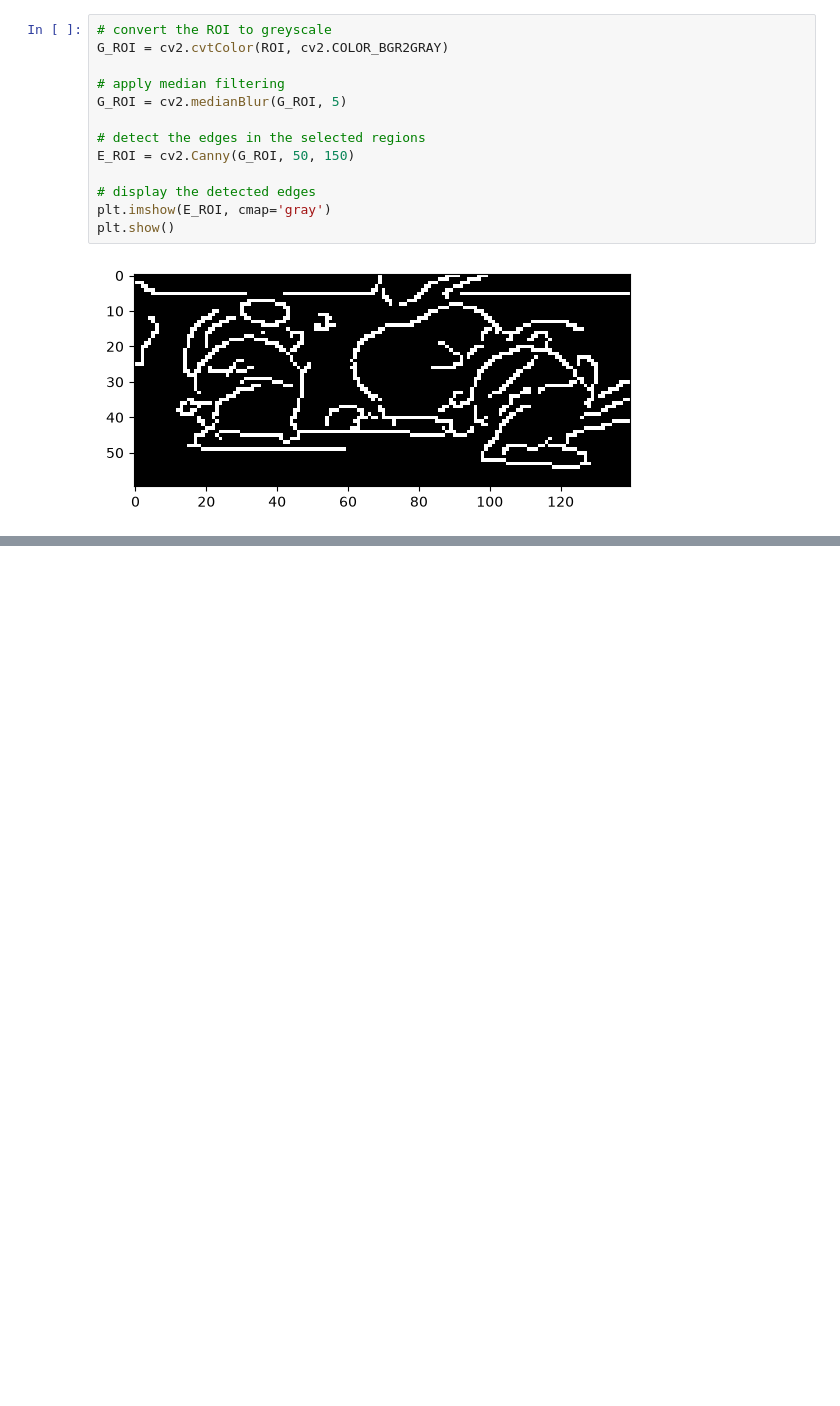
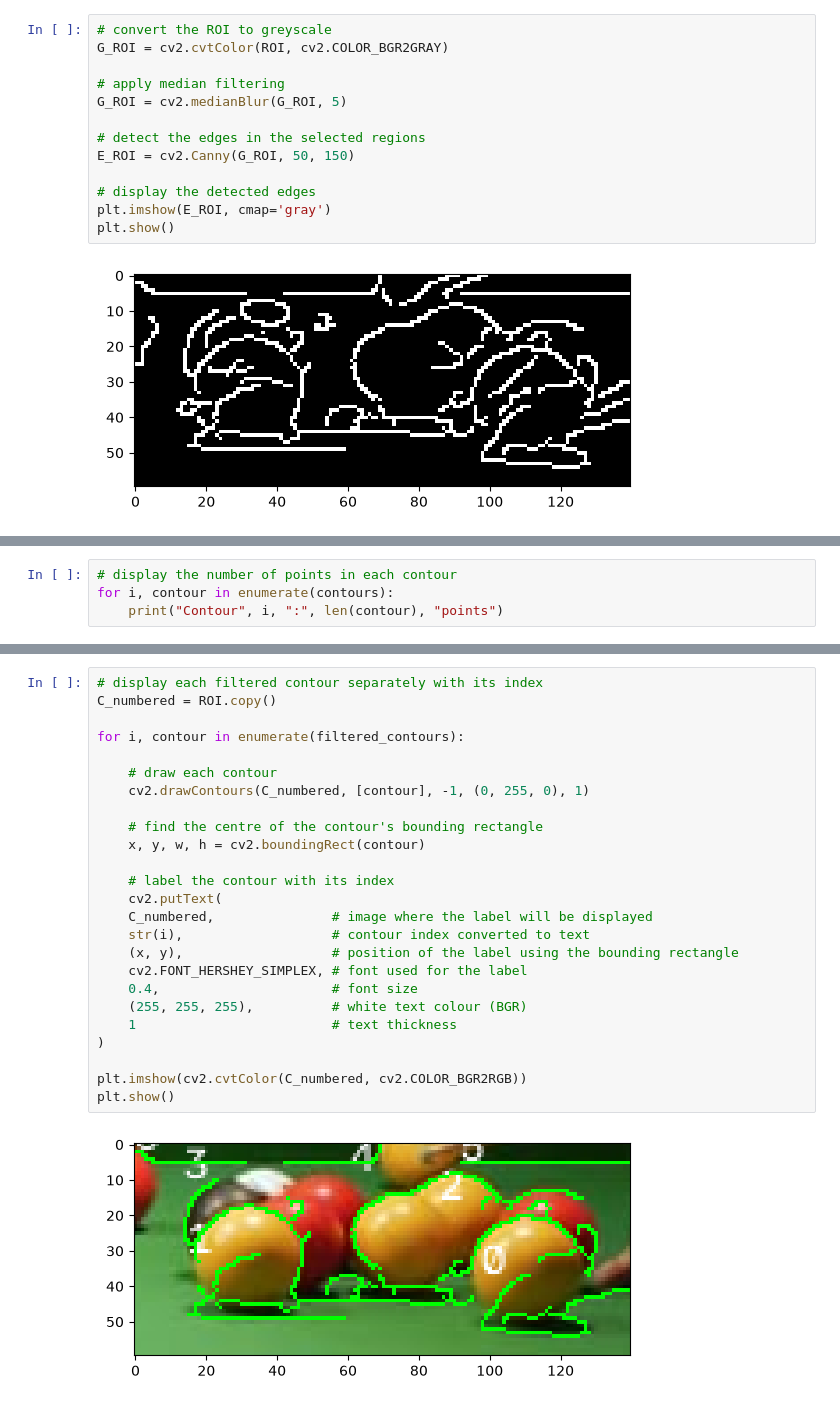
Before and after one commit to anmools/Pool-Winner, a Jupyter notebook: partial_circle_detection.ipynb, the cells around one changed output, grey strips where cells are left out. Saved outputs shown, nothing was run; the diff lists cells and outputs as text; blank space fills up the shorter version.

```diff
--- a/partial_circle_detection.ipynb
+++ b/partial_circle_detection.ipynb
@@ -45,0 +71,4 @@ plt.show()
+# %%
+# display the number of points in each contour
+for i, contour in enumerate(contours):
+    print("Contour", i, ":", len(contour), "points")
@@ -45,0 +111,27 @@ plt.show()
+# %%
+# display each filtered contour separately with its index
+C_numbered = ROI.copy()
+
+for i, contour in enumerate(filtered_contours):
+
+    # draw each contour
+    cv2.drawContours(C_numbered, [contour], -1, (0, 255, 0), 1)
+
+    # find the centre of the contour's bounding rectangle
+    x, y, w, h = cv2.boundingRect(contour)
+
+    # label the contour with its index
+    cv2.putText(
+    C_numbered,               # image where the label will be displayed
+    str(i),                   # contour index converted to text
+    (x, y),                   # position of the label using the bounding rectangle
+    cv2.FONT_HERSHEY_SIMPLEX, # font used for the label
+    0.4,                      # font size
+    (255, 255, 255),          # white text colour (BGR)
+    1                         # text thickness
+)
+
+plt.imshow(cv2.cvtColor(C_numbered, cv2.COLOR_BGR2RGB))
+plt.show()
+# %% [output]
+[figure, added]
```
Also changed, not shown: parts of 10 cells of this notebook.
